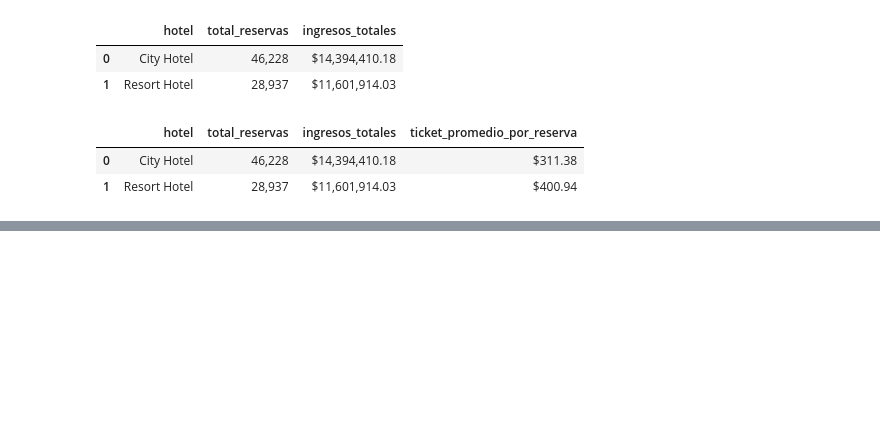
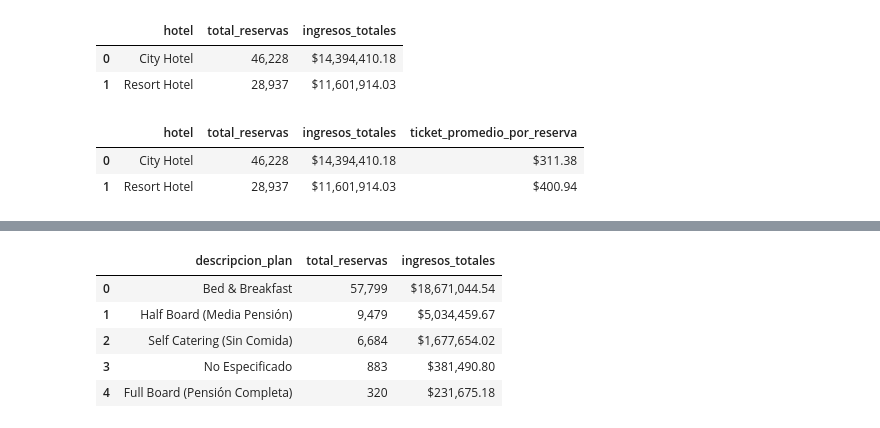
Before and after one commit to luisferdm6/02_analisis_hotelero_pandas, a Jupyter notebook: 01_limpieza_y_agrupaciones_hotel.ipynb, the cells around one changed output, grey strips where cells are left out. Saved outputs shown, nothing was run; the diff lists cells and outputs as text; code cells hidden in the pictures; blank space fills up the shorter version.

```diff
--- a/01_limpieza_y_agrupaciones_hotel.ipynb
+++ b/01_limpieza_y_agrupaciones_hotel.ipynb
@@ -1120,3 +1120,22 @@ consulta_ticket_promedio
 |  | hotel | total_reservas | ingresos_totales | ticket_promedio_por_reserva |
 | 0 | City Hotel | 46,228 | $14,394,410.18 | $311.38 |
 | 1 | Resort Hotel | 28,937 | $11,601,914.03 | $400.94 |
+# %%
+df_catalogo_meal = pd.DataFrame({
+    'codigo_meal': ['BB', 'HB', 'FB', 'SC', 'Undefined'],
+    'descripcion_plan': ['Bed & Breakfast','Half Board (Media Pensión)','Full Board (Pensión Completa)','Self Catering (Sin Comida)','No Especificado']
+})
+
+consulta_planes_comida = duckdb.sql("""
+SELECT
+  cat.descripcion_plan,
+  COUNT(*) AS total_reservas
+FROM df_real AS r
+INNER JOIN df_catalogo_meal AS cat
+  ON r.meal = cat.codigo_meal
+WHERE r.is_canceled = 0
+GROUP BY cat.descripcion_plan
+ORDER BY total_reservas DESC
+""").df()
+
+consulta_planes_comida
@@ -1122,0 +1149,24 @@ consulta_ticket_promedio
+# %%
+#Ya sabemos cuántas reservas tuvo cada plan de comida. Ahora: ¿Cuánto dinero en hospedaje generó cada uno de esos planes en reservas confirmadas?
+
+consulta_ingresos_plan = duckdb.sql("""
+SELECT
+  cat.descripcion_plan,
+  PRINTF('%,d', COUNT(*)) AS total_reservas,
+  PRINTF('$%,.2f', SUM(r.adr * (r.stays_in_week_nights + r.stays_in_weekend_nights))) AS ingresos_totales
+FROM df_real AS r
+INNER JOIN df_catalogo_meal AS cat
+  ON r.meal = cat.codigo_meal
+WHERE r.is_canceled = 0
+GROUP BY cat.descripcion_plan
+ORDER BY SUM(r.adr * (r.stays_in_week_nights + r.stays_in_weekend_nights)) DESC
+""").df()
+
+consulta_ingresos_plan
+# %% [output]
+|  | descripcion_plan | total_reservas | ingresos_totales |
+| 0 | Bed & Breakfast | 57,799 | $18,671,044.54 |
+| 1 | Half Board (Media Pensión) | 9,479 | $5,034,459.67 |
+| 2 | Self Catering (Sin Comida) | 6,684 | $1,677,654.02 |
+| 3 | No Especificado | 883 | $381,490.80 |
+| 4 | Full Board (Pensión Completa) | 320 | $231,675.18 |
```
Also changed, not shown: parts of 1 cell of this notebook.
